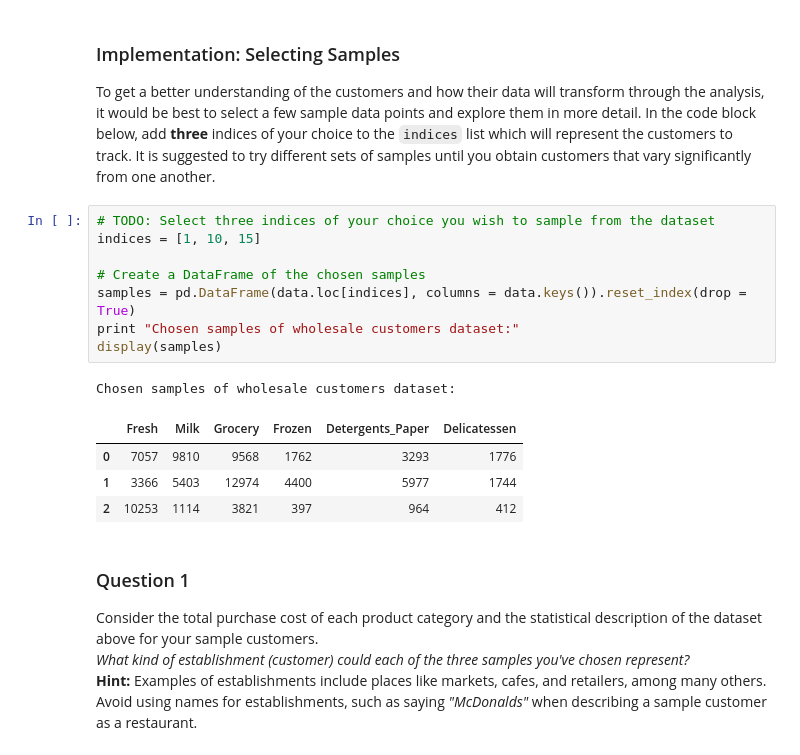
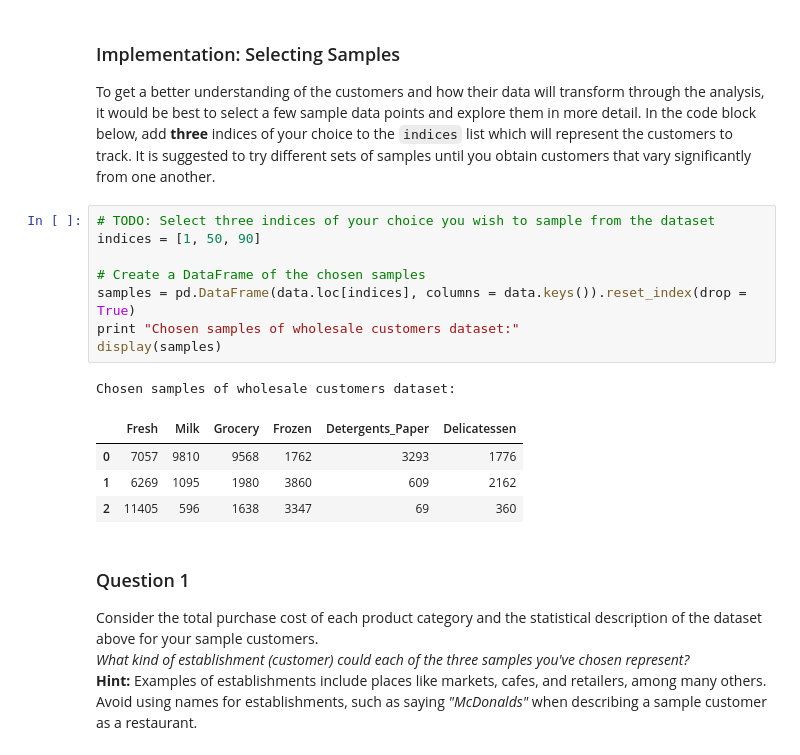
Before and after one commit to tagore15/ML_UDACITY_P3, a Jupyter notebook: customer_segments.ipynb, the cells around one changed output. Cells and saved outputs as stored; diff of their text form.

```diff
--- a/customer_segments.ipynb
+++ b/customer_segments.ipynb
@@ -58,18 +58,18 @@ display(data.describe())
 To get a better understanding of the customers and how their data will transform through the analysis, it would be best to select a few sample data points and explore them in more detail. In the code block below, add **three** indices of your choice to the `indices` list which will represent the customers to track. It is suggested to try different sets of samples until you obtain customers that vary significantly from one another.
 # %%
 # TODO: Select three indices of your choice you wish to sample from the dataset
-indices = [1, 10, 15]
+indices = [1, 50, 90]
 
 # Create a DataFrame of the chosen samples
 samples = pd.DataFrame(data.loc[indices], columns = data.keys()).reset_index(drop = True)
 print "Chosen samples of wholesale customers dataset:"
 display(samples)
 # %% [output]
 Chosen samples of wholesale customers dataset:
 |  | Fresh | Milk | Grocery | Frozen | Detergents_Paper | Delicatessen |
 | 0 | 7057 | 9810 | 9568 | 1762 | 3293 | 1776 |
-| 1 | 3366 | 5403 | 12974 | 4400 | 5977 | 1744 |
-| 2 | 10253 | 1114 | 3821 | 397 | 964 | 412 |
+| 1 | 6269 | 1095 | 1980 | 3860 | 609 | 2162 |
+| 2 | 11405 | 596 | 1638 | 3347 | 69 | 360 |
 # %% [markdown]
 ### Question 1
 Consider the total purchase cost of each product category and the statistical description of the dataset above for your sample customers.
```
Also changed, not shown: parts of 12 cells of this notebook.
